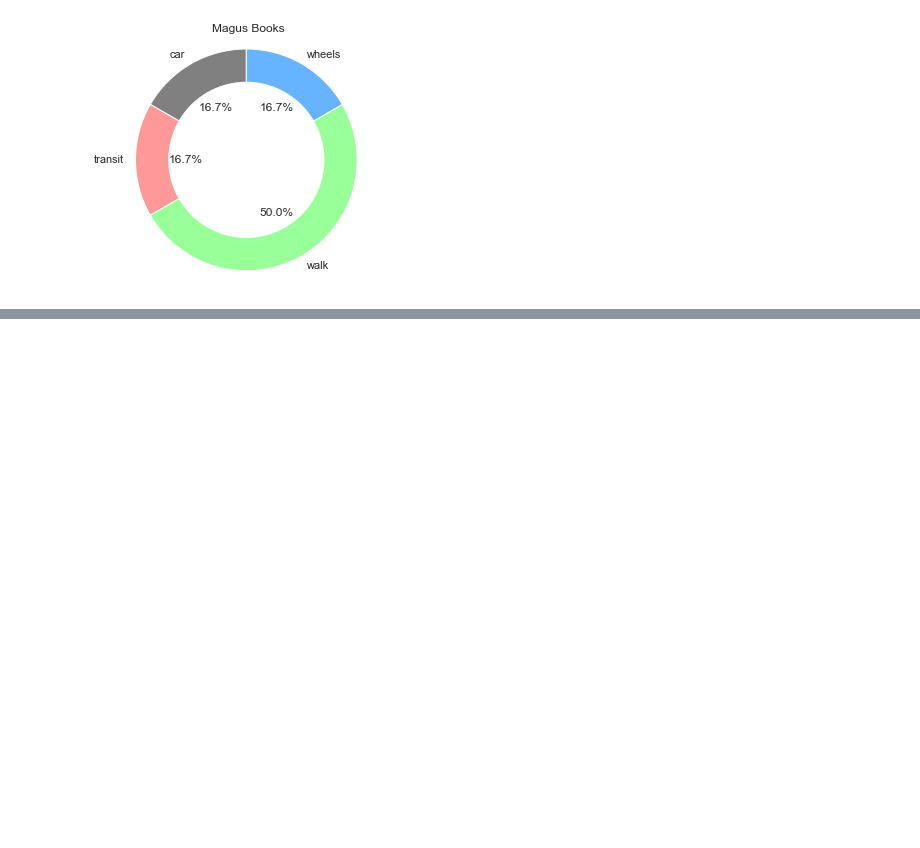
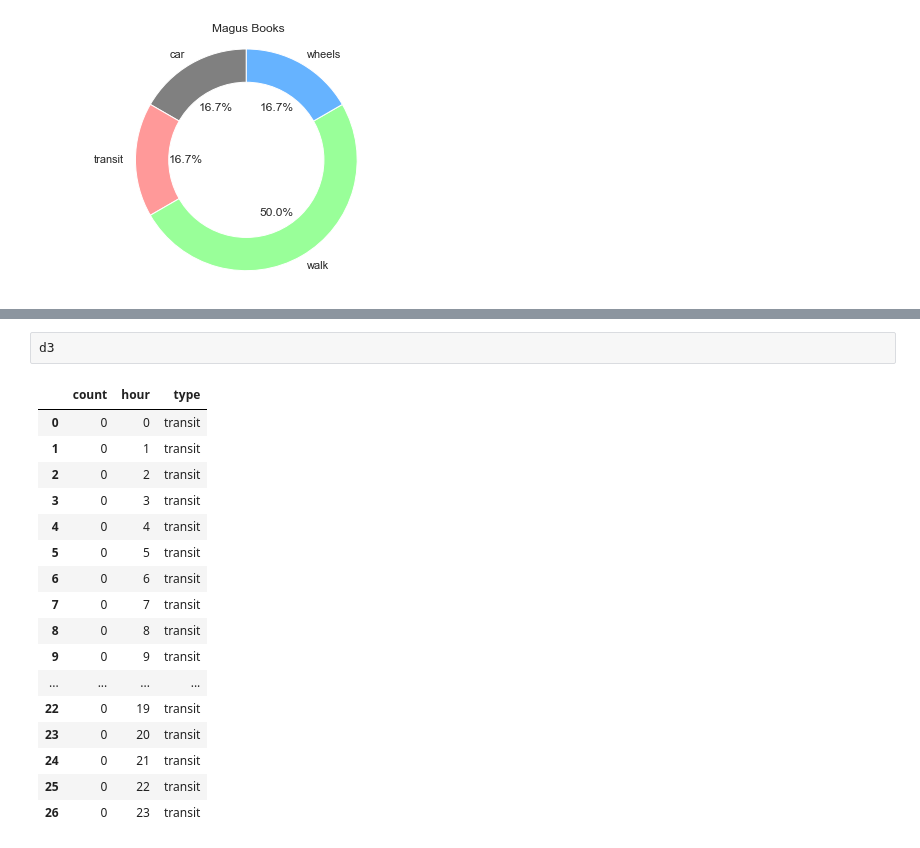
Before and after one commit to modesurvey/dataviz, a Jupyter notebook: pull_from_firebase.ipynb, the cells around one changed output, grey strips where cells are left out. Drawn from its saved outputs; the diff is of its cells as text; blank space fills up the shorter version.

```diff
--- a/pull_from_firebase.ipynb
+++ b/pull_from_firebase.ipynb
@@ -165,0 +271,20 @@ for u in grouped_data['unit'].unique():
+# %%
+d3
+# %% [output]
+|  | count | hour | type |
+| 0 | 0 | 0 | transit |
+| 1 | 0 | 1 | transit |
+| 2 | 0 | 2 | transit |
+| 3 | 0 | 3 | transit |
+| 4 | 0 | 4 | transit |
+| 5 | 0 | 5 | transit |
+| 6 | 0 | 6 | transit |
+| 7 | 0 | 7 | transit |
+| 8 | 0 | 8 | transit |
+| 9 | 0 | 9 | transit |
+| ... | ... | ... | ... |
+| 22 | 0 | 19 | transit |
+| 23 | 0 | 20 | transit |
+| 24 | 0 | 21 | transit |
+| 25 | 0 | 22 | transit |
+| 26 | 0 | 23 | transit |
```
Also changed, not shown: parts of 20 cells of this notebook, 3 other files.
